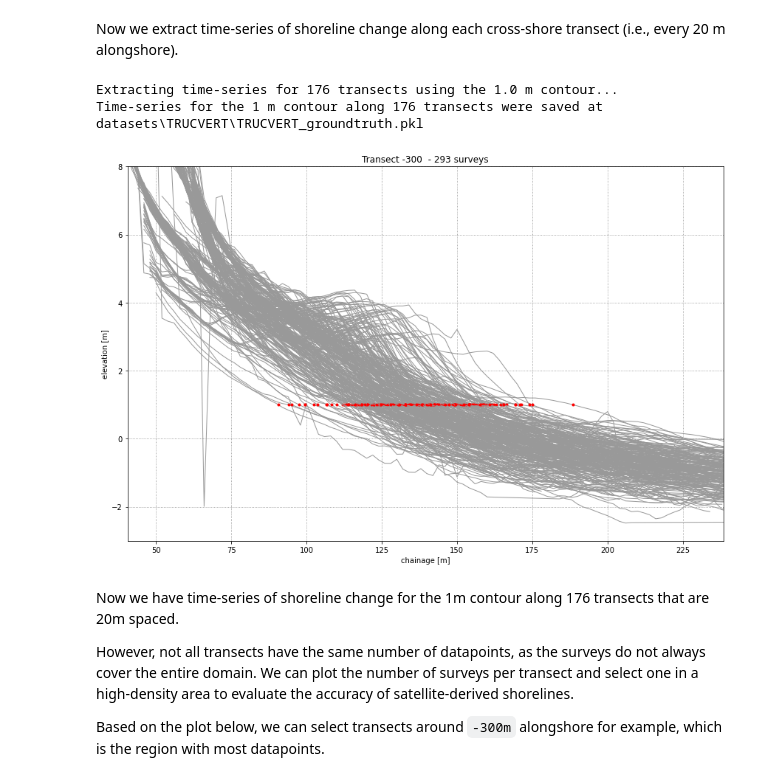
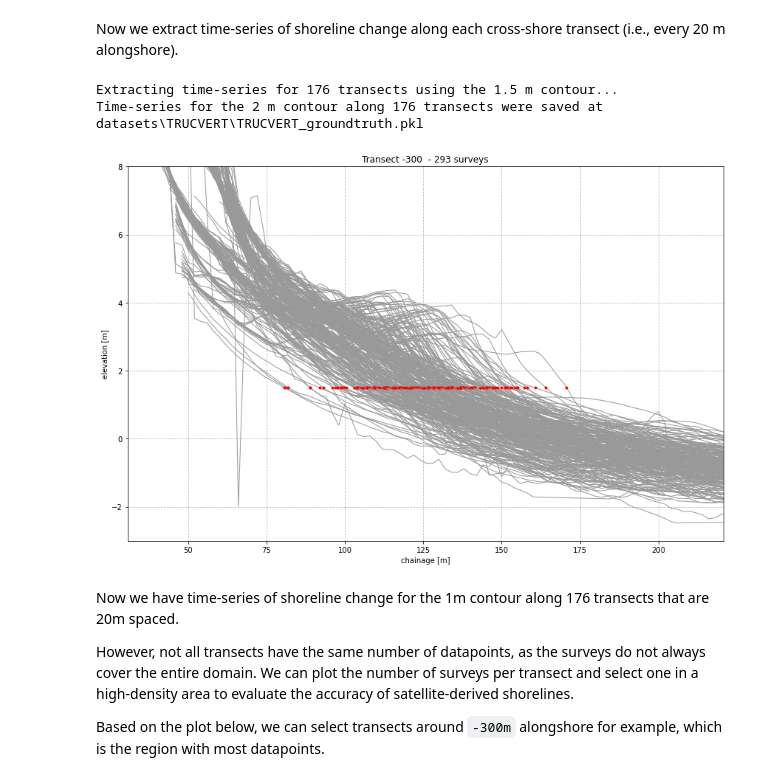
Before and after one commit to SatelliteShorelines/SDS_Benchmark, a Jupyter notebook: 1_preprocess_datasets.ipynb, the cells around one changed output. Drawn from its saved outputs; the diff is of its cells as text; code cells hidden in the pictures.

```diff
--- a/1_preprocess_datasets.ipynb
+++ b/1_preprocess_datasets.ipynb
@@ -518,7 +518,7 @@ pf_names = [str(int(grid_data['y'][0,i])) for i in range(len(grid_data['y']))]
 n_surveys = np.zeros(len(pf_names))
 
 # select contour level to extract the shoreline time-series
-contour_level = 1 # the elevations are already in MSL datum
+contour_level = 1.5 # the elevations are already in MSL datum
 
 print('Extracting time-series for %d transects using the %.1f m contour...'%(len(pf_names),contour_level))
 
@@ -545,36 +545,36 @@ for i in range(len(pf_names)):
         chainages = chainages[~idx_nan]
         elevations = elevations[~idx_nan]
         # use interpolation to extract the chainage at the contour level
         f = interpolate.interp1d(elevations, chainages, bounds_error=False)
         chainage_contour_level = float(f(contour_level))
         topo_profiles[pf_names[i]]['chainages'].append(chainage_contour_level)
         topo_profiles[pf_names[i]]['dates'].append(date)
         if pf_names[i] in transects_to_plot:
             ax.plot(chainages,elevations,'-',c='0.6',lw=1)
             ax.plot(chainage_contour_level,contour_level,'r.')
     # convert to np.array
     topo_profiles[pf_names[i]]['chainages'] = np.array(topo_profiles[pf_names[i]]['chainages'])
     n_surveys[i] = len(topo_profiles[pf_names[i]]['dates'])
     if len(topo_profiles[pf_names[i]]['dates']) == 0:
         topo_profiles.pop(pf_names[i])
         continue
     if pf_names[i] in transects_to_plot:
         ax.set(title = 'Transect %s  - %d surveys'%(pf_names[i],len(topo_profiles[pf_names[i]]['dates'])),
                xlabel='chainage [m]', ylabel='elevation [m]', ylim=[-3,8],
                xlim=[np.nanmin(topo_profiles[pf_names[i]]['chainages'])-50,
                      np.nanmax(topo_profiles[pf_names[i]]['chainages'])+50])
 #         fig.savefig(os.path.join(fp_figs, 'transect_%s.jpg'%pf_names[i]), dpi=100)
 #         plt.close(fig)
 
 # save time-series in a pickle file
 fp_save = os.path.join(data_folder, '%s_groundtruth.pkl'%sitename)
 with open(fp_save, 'wb') as f:
     pickle.dump(topo_profiles, f)
 print('Time-series for the %1.f m contour along %d transects were saved at %s'%(contour_level,len(pf_names),fp_save))
 # %% [output]
-Extracting time-series for 176 transects using the 1.0 m contour...
-Time-series for the 1 m contour along 176 transects were saved at datasets\TRUCVERT\TRUCVERT_groundtruth.pkl
+Extracting time-series for 176 transects using the 1.5 m contour...
+Time-series for the 2 m contour along 176 transects were saved at datasets\TRUCVERT\TRUCVERT_groundtruth.pkl
-[figure, old version]
+[figure, new version]
 # %% [markdown]
 Now we have time-series of shoreline change for the 1m contour along 176 transects that are 20m spaced.
 
```
Also changed, not shown: parts of 1 cell of this notebook, 7 other files.
